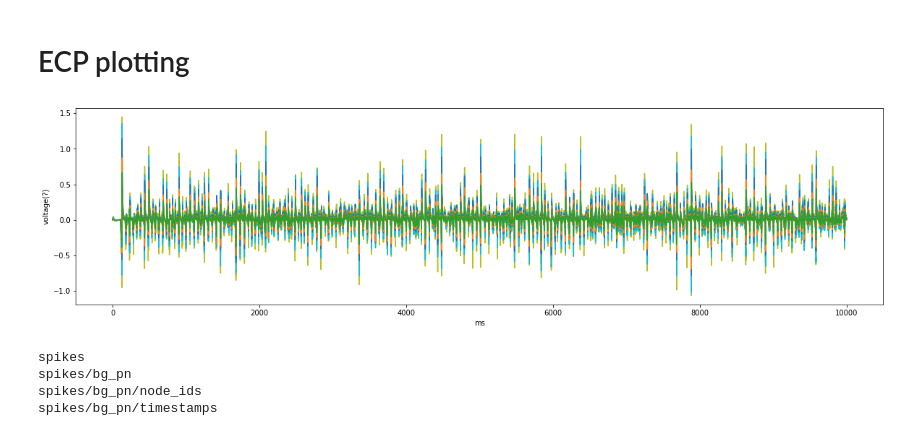
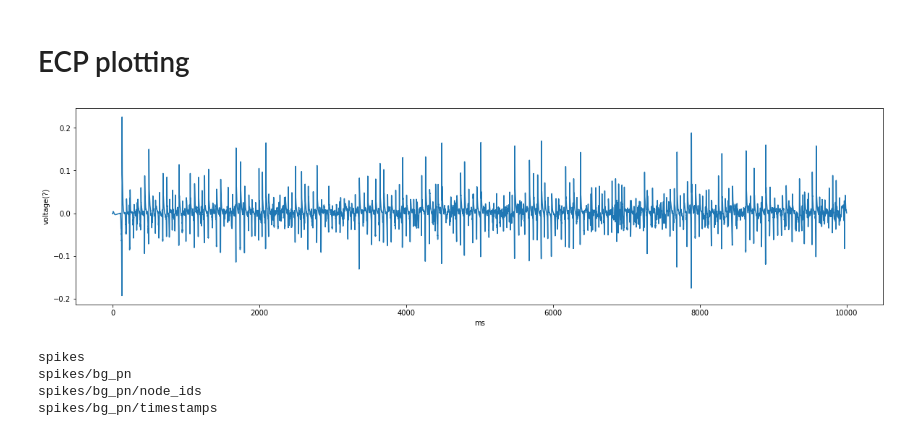
Before and after one commit to ddopp4877/CA1_model, a Jupyter notebook: CA1_exploration.ipynb, the cells around one changed output. Saved outputs shown, nothing was run; the diff lists cells and outputs as text; code cells hidden in the pictures.

```diff
--- a/CA1_exploration.ipynb
+++ b/CA1_exploration.ipynb
@@ -398,15 +398,15 @@ f.close()
 # %%
 start,end = 0, 100000
 plt.figure(figsize=(20,5))
-plt.plot(np.arange(time[0],time[1],time[2])[start:end],data[start:end,:])
+plt.plot(np.arange(time[0],time[1],time[2])[start:end],data[start:end,0])
 #plt.xlim([175,200])
 plt.xlabel('ms')
 #plt.ylim([0,0.1])
 plt.ylabel('voltage(?)')
-#plt.savefig('ecp.png',dpi=400)
+plt.savefig('ecp.png',dpi=400)
 plt.show()
 # %% [output]
-[figure, old version]
+[figure, new version]
 # %%
 f = h5py.File('CA1_inputs/bg_pn_spikes.h5', 'r')
 f.visit(print)
```
Also changed, not shown: parts of 5 cells of this notebook, 9 other files.
